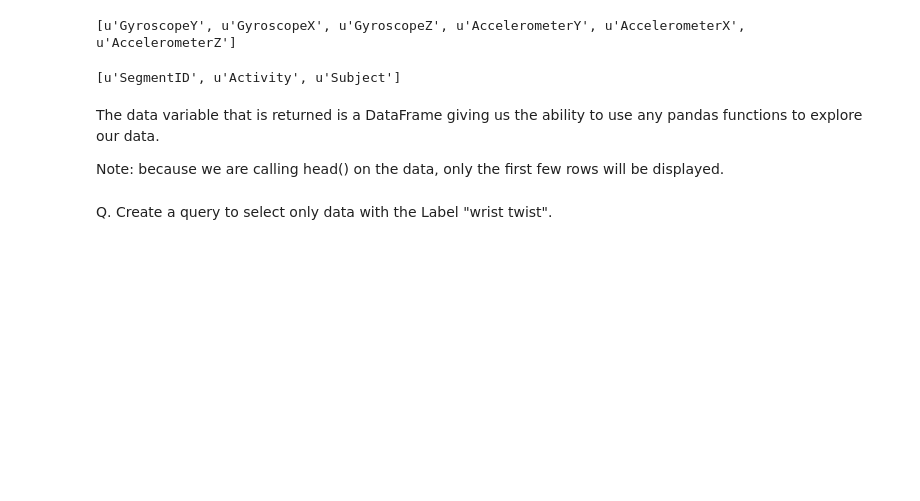
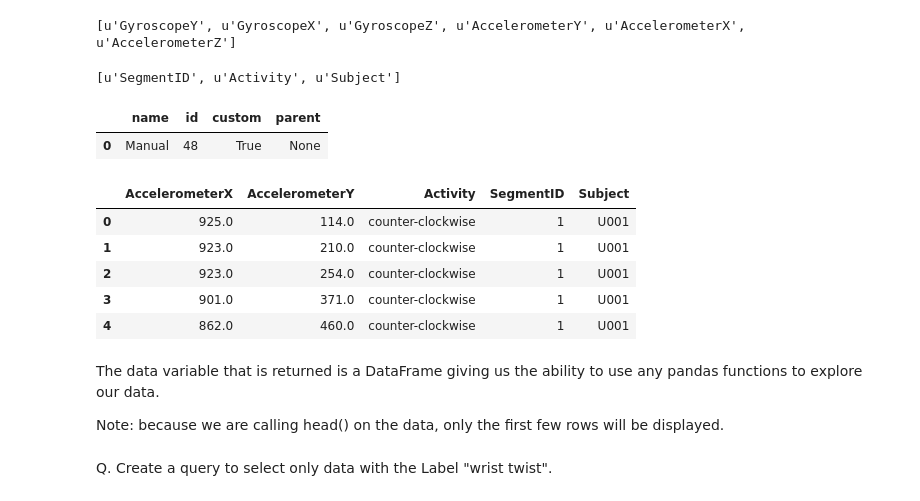
Before and after one commit to sensiml/AnalyticStudioTutorials, a Jupyter notebook: Getting Started - Tutorial 2 - Activity Recognition.ipynb, the cells around one changed output. Drawn from its saved outputs; the diff is of its cells as text; code cells hidden in the pictures; blank space fills up the shorter version.

```diff
--- a/Getting Started - Tutorial 2 - Activity Recognition.ipynb
+++ b/Getting Started - Tutorial 2 - Activity Recognition.ipynb
@@ -49,15 +49,29 @@ print dsk.project.columns()
 print dsk.project.metadata_columns()
 # %% [output]
 [u'SegmentID', u'Activity', u'Subject']
+# %%
+dsk.list_segmenters()
+# %% [output]
+|  | name | id | custom | parent |
+| 0 | Manual | 48 | True | None |
 # %%
 query_name = 'query_activity_demo'
 q = dsk.create_query(query_name, columns = ['AccelerometerX', 'AccelerometerY'],
-                                 metadata_columns = ['Subject','Activity'],
+                                 metadata_columns = ['Subject'],
+                                 label_column = 'Activity',
+                                 segmenter=48,
                                  force=True
                                  )
 
 data, _ = q.data()
 data.head()
+# %% [output]
+|  | AccelerometerX | AccelerometerY | Activity | SegmentID | Subject |
+| 0 | 925.0 | 114.0 | counter-clockwise | 1 | U001 |
+| 1 | 923.0 | 210.0 | counter-clockwise | 1 | U001 |
+| 2 | 923.0 | 254.0 | counter-clockwise | 1 | U001 |
+| 3 | 901.0 | 371.0 | counter-clockwise | 1 | U001 |
+| 4 | 862.0 | 460.0 | counter-clockwise | 1 | U001 |
 # %% [markdown]
 The data variable that is returned is a DataFrame giving us the ability to use any pandas functions to explore our data.
 
```
Also changed, not shown: parts of 10 cells of this notebook.
